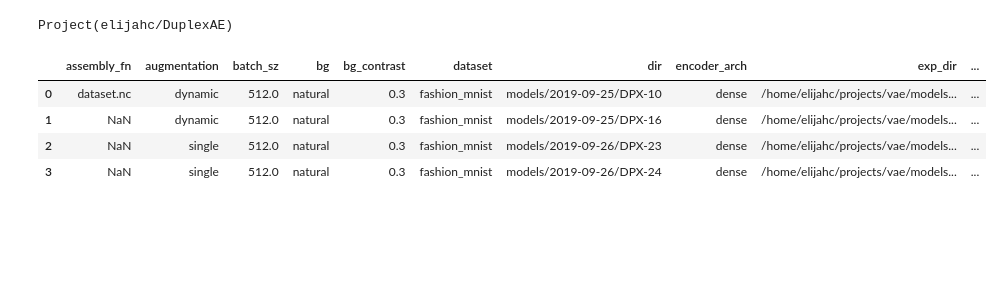
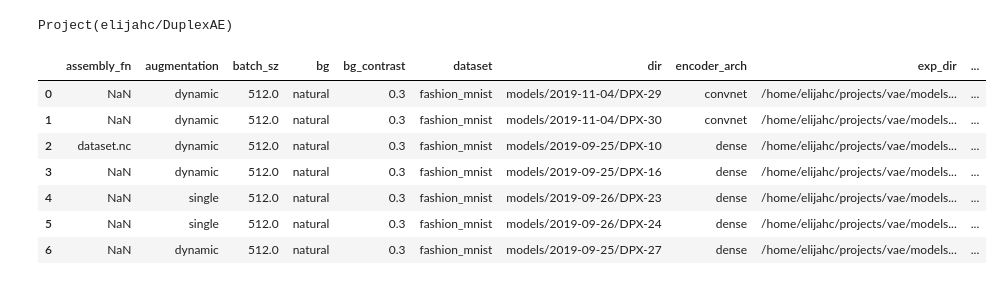
Before and after one commit to elijahc/vae, a Jupyter notebook: notebooks/06.5-Fig2.ipynb, the cells around one changed output. Cells and saved outputs as stored; diff of their text form; code cells hidden in the pictures; blank space fills up the shorter version.

```diff
--- a/notebooks/06.5-Fig2.ipynb
+++ b/notebooks/06.5-Fig2.ipynb
@@ -55,25 +58,36 @@ proj_root = '/home/elijahc/projects/vae'
 def load_config(exps):
     props = load_properties(exps)
     params = load_params(exps)
-    for pr,pa in zip(props,params):
-        out = {}
+    ids = [e.id for e in exps]
+    for eid,pr,pa in zip(ids,props,params):
+        out = {'id':eid}
         out.update(pr)
         out.update(pa)
         out['exp_dir']=os.path.join(proj_root,pr['dir'])
         yield out
 # %%
-eids = [
+conv_eids = [
+    'DPX-29',
+    'DPX-30',
+]
+dense_eids = [
     'DPX-10',
+    'DPX-27',
     'DPX-16',
     'DPX-23',
     'DPX-24',
 ]
-exps = neptune.project.get_experiments(id=eids)
+conv_exps = neptune.project.get_experiments(id=conv_eids)
+dense_exps = neptune.project.get_experiments(id=dense_eids)
+exps = np.array(conv_exps+dense_exps)
 s_df = pd.DataFrame(list(load_config(exps)))
 s_df
 # %% [output]
 |  | assembly_fn | augmentation | batch_sz | bg | bg_contrast | dataset | dir | encoder_arch | exp_dir | ... |
-| 0 | dataset.nc | dynamic | 512.0 | natural | 0.3 | fashion_mnist | models/2019-09-25/DPX-10 | dense | /home/elijahc/projects/vae/models... | ... |
-| 1 | NaN | dynamic | 512.0 | natural | 0.3 | fashion_mnist | models/2019-09-25/DPX-16 | dense | /home/elijahc/projects/vae/models... | ... |
-| 2 | NaN | single | 512.0 | natural | 0.3 | fashion_mnist | models/2019-09-26/DPX-23 | dense | /home/elijahc/projects/vae/models... | ... |
-| 3 | NaN | single | 512.0 | natural | 0.3 | fashion_mnist | models/2019-09-26/DPX-24 | dense | /home/elijahc/projects/vae/models... | ... |
+| 0 | NaN | dynamic | 512.0 | natural | 0.3 | fashion_mnist | models/2019-11-04/DPX-29 | convnet | /home/elijahc/projects/vae/models... | ... |
+| 1 | NaN | dynamic | 512.0 | natural | 0.3 | fashion_mnist | models/2019-11-04/DPX-30 | convnet | /home/elijahc/projects/vae/models... | ... |
+| 2 | dataset.nc | dynamic | 512.0 | natural | 0.3 | fashion_mnist | models/2019-09-25/DPX-10 | dense | /home/elijahc/projects/vae/models... | ... |
+| 3 | NaN | dynamic | 512.0 | natural | 0.3 | fashion_mnist | models/2019-09-25/DPX-16 | dense | /home/elijahc/projects/vae/models... | ... |
+| 4 | NaN | single | 512.0 | natural | 0.3 | fashion_mnist | models/2019-09-26/DPX-23 | dense | /home/elijahc/projects/vae/models... | ... |
+| 5 | NaN | single | 512.0 | natural | 0.3 | fashion_mnist | models/2019-09-26/DPX-24 | dense | /home/elijahc/projects/vae/models... | ... |
+| 6 | NaN | dynamic | 512.0 | natural | 0.3 | fashion_mnist | models/2019-09-25/DPX-27 | dense | /home/elijahc/projects/vae/models... | ... |
```
Also changed, not shown: parts of 61 cells of this notebook, 51 other files.
